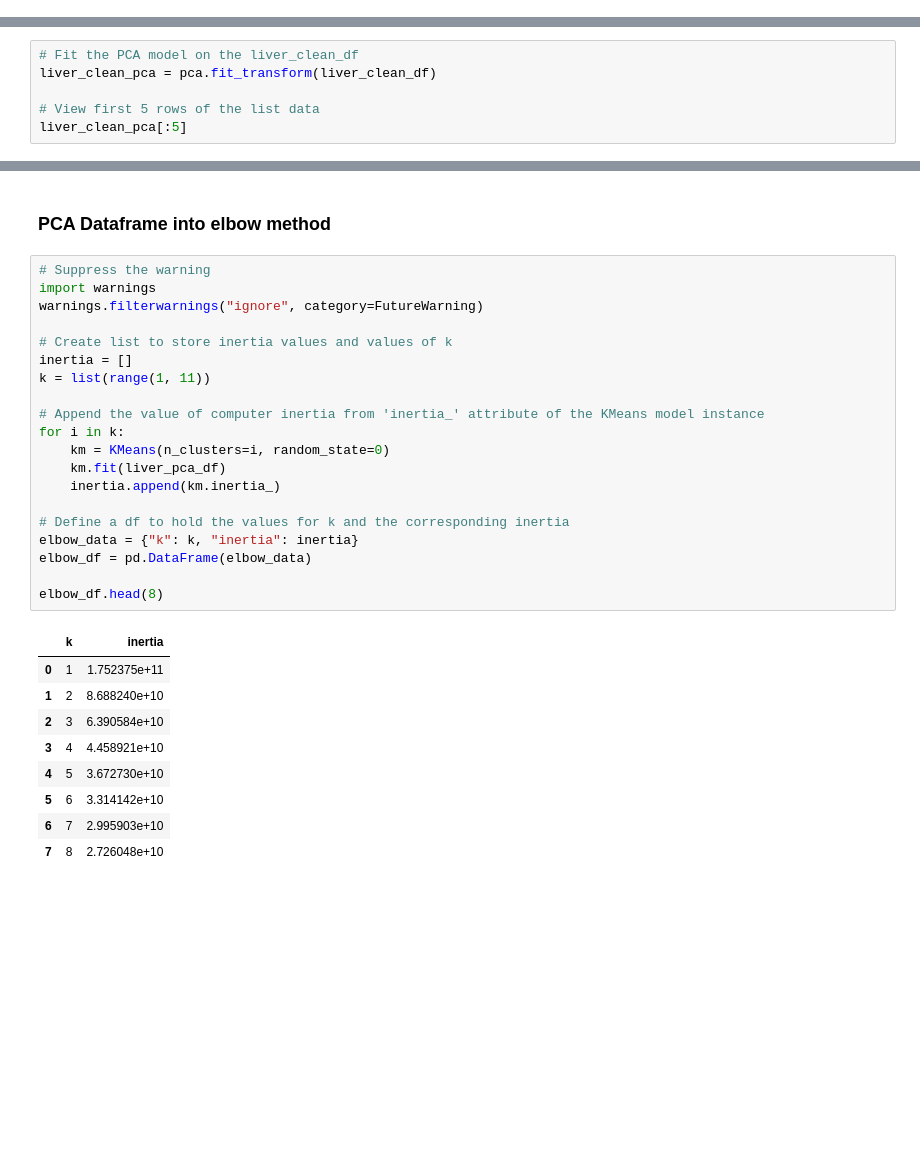
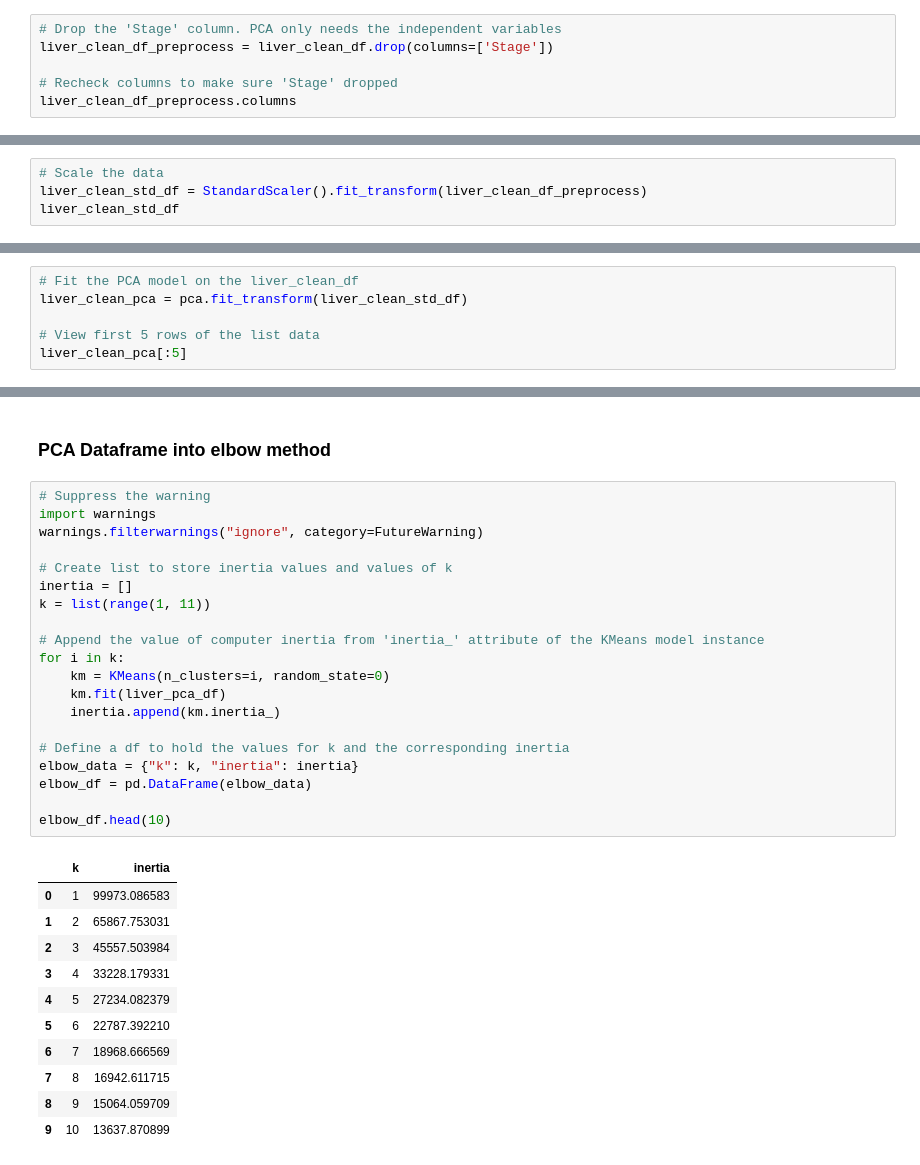
Before and after one commit to amydohlin/project-4-group-2, a Jupyter notebook: cirrhosis_model_optimizing_colab.ipynb, the cells around one changed output, grey strips where cells are left out. Drawn from its saved outputs; the diff is of its cells as text; blank space fills up the shorter version.

```diff
--- a/cirrhosis_model_optimizing_colab.ipynb
+++ b/cirrhosis_model_optimizing_colab.ipynb
@@ -637,0 +629,6 @@ liver_clean_df
+# %%
+# Drop the 'Stage' column. PCA only needs the independent variables
+liver_clean_df_preprocess = liver_clean_df.drop(columns=['Stage'])
+
+# Recheck columns to make sure 'Stage' dropped
+liver_clean_df_preprocess.columns
@@ -637,0 +643,4 @@ liver_clean_df
+# %%
+# Scale the data
+liver_clean_std_df = StandardScaler().fit_transform(liver_clean_df_preprocess)
+liver_clean_std_df
@@ -640,7 +663,7 @@ liver_clean_df
 pca = PCA(n_components = 3)
 # %%
 # Fit the PCA model on the liver_clean_df
-liver_clean_pca = pca.fit_transform(liver_clean_df)
+liver_clean_pca = pca.fit_transform(liver_clean_std_df)
 
 # View first 5 rows of the list data
 liver_clean_pca[:5]
@@ -681,30 +704,32 @@ liver_pca_df.head()
 # %%
 # Suppress the warning
 import warnings
 warnings.filterwarnings("ignore", category=FutureWarning)
 
 # Create list to store inertia values and values of k
 inertia = []
 k = list(range(1, 11))
 
 # Append the value of computer inertia from 'inertia_' attribute of the KMeans model instance
 for i in k:
     km = KMeans(n_clusters=i, random_state=0)
     km.fit(liver_pca_df)
     inertia.append(km.inertia_)
 
 # Define a df to hold the values for k and the corresponding inertia
 elbow_data = {"k": k, "inertia": inertia}
 elbow_df = pd.DataFrame(elbow_data)
 
-elbow_df.head(8)
+elbow_df.head(10)
 # %% [output]
 |  | k | inertia |
-| 0 | 1 | 1.752375e+11 |
-| 1 | 2 | 8.688240e+10 |
-| 2 | 3 | 6.390584e+10 |
-| 3 | 4 | 4.458921e+10 |
-| 4 | 5 | 3.672730e+10 |
-| 5 | 6 | 3.314142e+10 |
-| 6 | 7 | 2.995903e+10 |
-| 7 | 8 | 2.726048e+10 |
+| 0 | 1 | 99973.086583 |
+| 1 | 2 | 65867.753031 |
+| 2 | 3 | 45557.503984 |
+| 3 | 4 | 33228.179331 |
+| 4 | 5 | 27234.082379 |
+| 5 | 6 | 22787.392210 |
+| 6 | 7 | 18968.666569 |
+| 7 | 8 | 16942.611715 |
+| 8 | 9 | 15064.059709 |
+| 9 | 10 | 13637.870899 |
```
Also changed, not shown: parts of 22 cells of this notebook.
